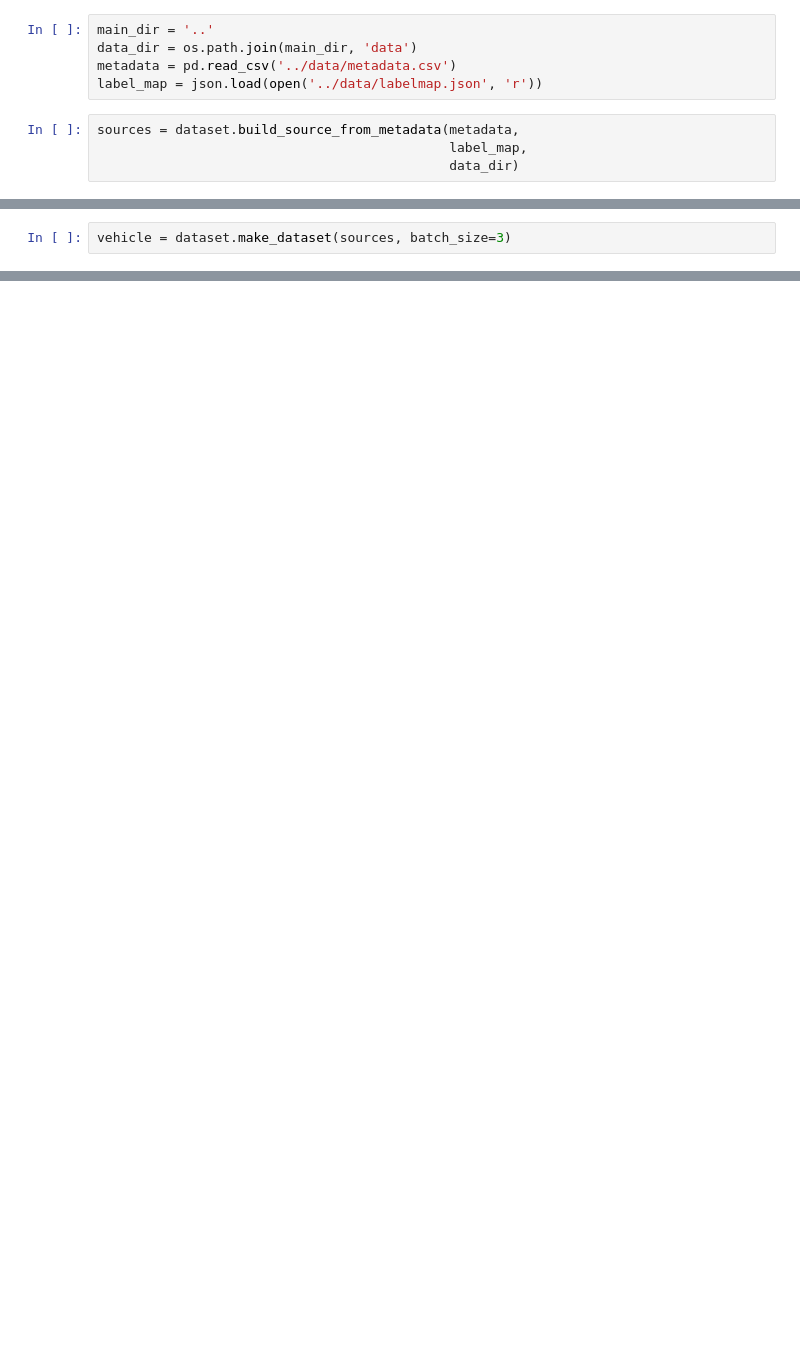
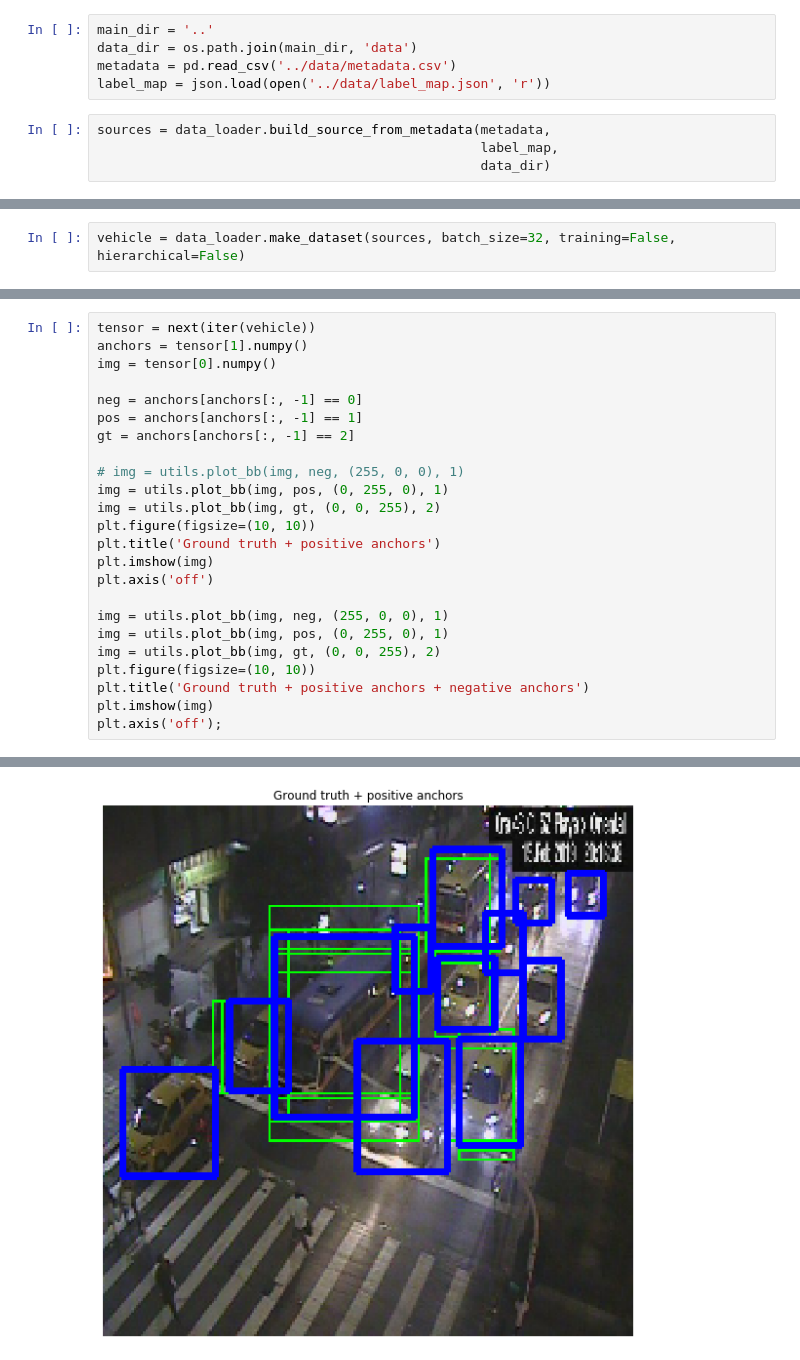
Before and after one commit to shpotes/traffic-counter, a Jupyter notebook: notebooks/dataset-tf.ipynb, the cells around one changed output, grey strips where cells are left out. Drawn from its saved outputs; the diff is of its cells as text; blank space fills up the shorter version.

```diff
--- a/notebooks/dataset-tf.ipynb
+++ b/notebooks/dataset-tf.ipynb
@@ -22,8 +19,8 @@ The autoreload extension is already loaded. To reload it, use:
 main_dir = '..'
 data_dir = os.path.join(main_dir, 'data')
 metadata = pd.read_csv('../data/metadata.csv')
-label_map = json.load(open('../data/labelmap.json', 'r'))
+label_map = json.load(open('../data/label_map.json', 'r'))
 # %%
-sources = dataset.build_source_from_metadata(metadata,
-                                             label_map,
-                                             data_dir)
+sources = data_loader.build_source_from_metadata(metadata,
+                                                 label_map,
+                                                 data_dir)
@@ -30,2 +47,2 @@ sources = dataset.build_source_from_metadata(metadata,
 # %%
-vehicle = dataset.make_dataset(sources, batch_size=3)
+vehicle = data_loader.make_dataset(sources, batch_size=32, training=False, hierarchical=False)
@@ -79,0 +49,25 @@ W0904 01:36:50.237387 140631945004864 image.py:693] Clipping input data to the v
+# %%
+tensor = next(iter(vehicle))
+anchors = tensor[1].numpy()
+img = tensor[0].numpy()
+
+neg = anchors[anchors[:, -1] == 0]
+pos = anchors[anchors[:, -1] == 1]
+gt = anchors[anchors[:, -1] == 2]
+
+# img = utils.plot_bb(img, neg, (255, 0, 0), 1)
+img = utils.plot_bb(img, pos, (0, 255, 0), 1)
+img = utils.plot_bb(img, gt, (0, 0, 255), 2)
+plt.figure(figsize=(10, 10))
+plt.title('Ground truth + positive anchors')
+plt.imshow(img)
+plt.axis('off')
+
+img = utils.plot_bb(img, neg, (255, 0, 0), 1)
+img = utils.plot_bb(img, pos, (0, 255, 0), 1)
+img = utils.plot_bb(img, gt, (0, 0, 255), 2)
+plt.figure(figsize=(10, 10))
+plt.title('Ground truth + positive anchors + negative anchors')
+plt.imshow(img)
+plt.axis('off');
+# %% [output]
@@ -79,0 +76 @@ W0904 01:36:50.237387 140631945004864 image.py:693] Clipping input data to the v
+[figure, added]
```
Also changed, not shown: parts of 13 cells of this notebook, 1 other file.
